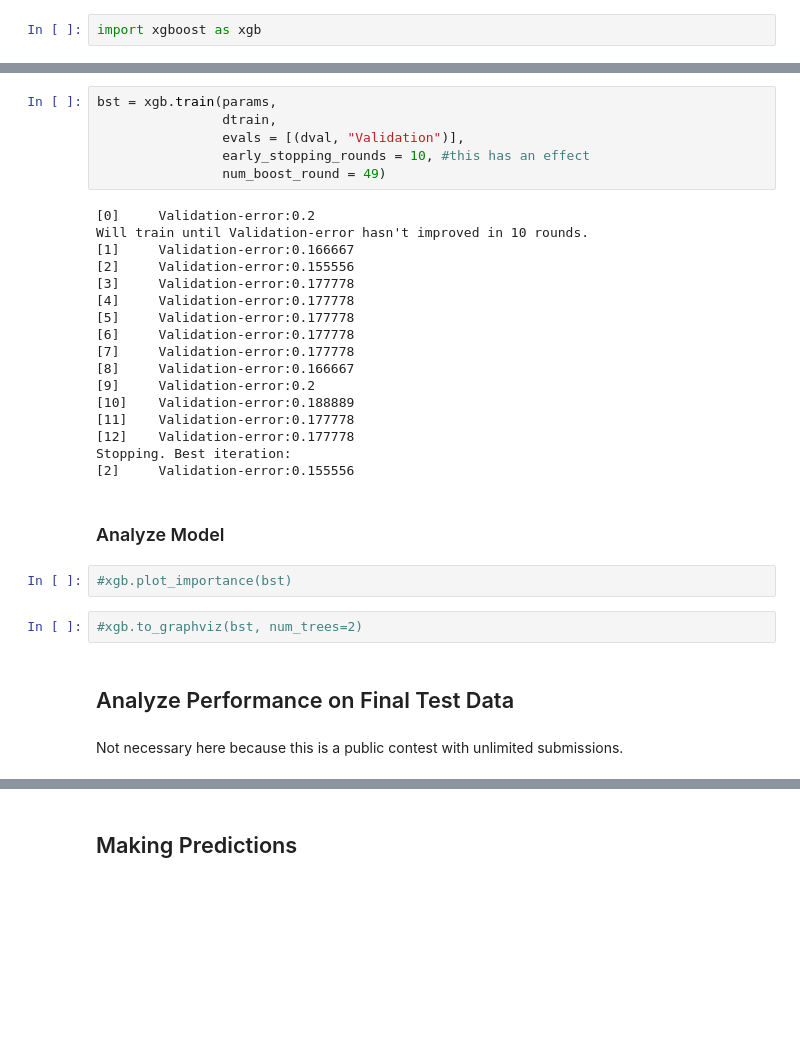
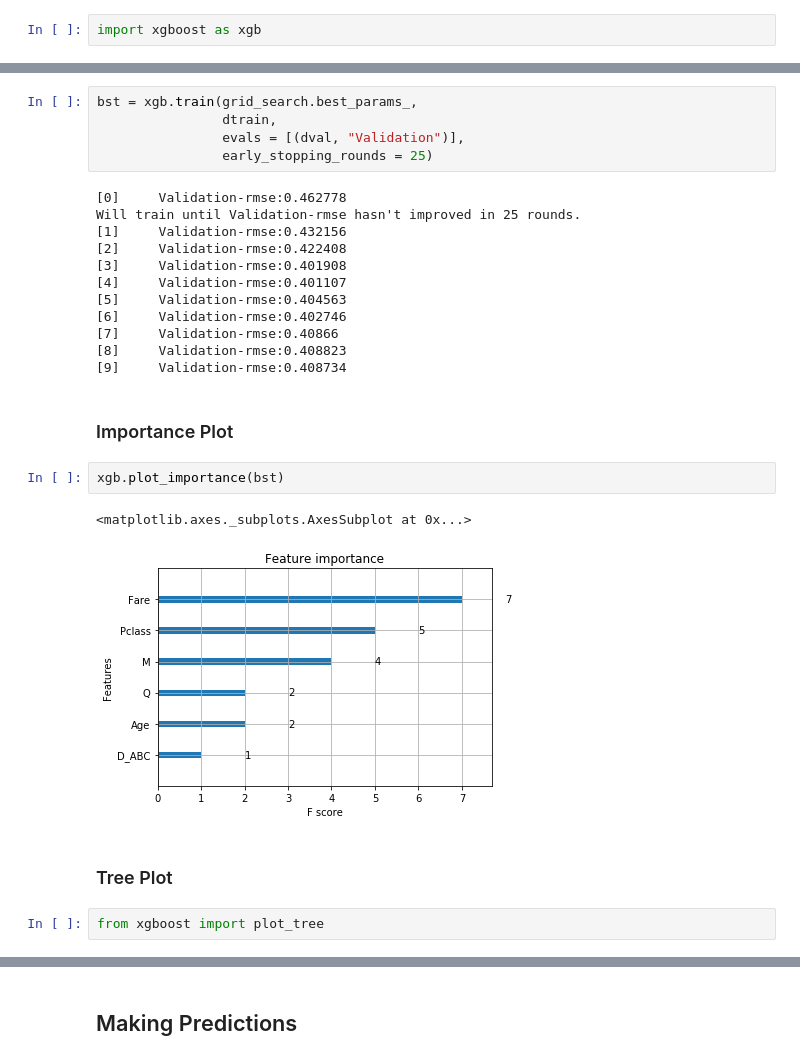
Before and after one commit to blakeobeans/kaggle_notebooks, a Jupyter notebook: Titanic_w_XGB.ipynb, the cells around one changed output, grey strips where cells are left out. Cells and saved outputs as stored; diff of their text form; blank space fills up the shorter version.

```diff
--- a/Titanic_w_XGB.ipynb
+++ b/Titanic_w_XGB.ipynb
@@ -405,33 +492,28 @@ cv_xgb.tail()
 # %%
-bst = xgb.train(params,
+bst = xgb.train(grid_search.best_params_,
                 dtrain,
                 evals = [(dval, "Validation")],
-                early_stopping_rounds = 10, #this has an effect
-                num_boost_round = 49)
+                early_stopping_rounds = 25)
 # %% [output]
-[0]     Validation-error:0.2
-Will train until Validation-error hasn't improved in 10 rounds.
-[1]     Validation-error:0.166667
-[2]     Validation-error:0.155556
-[3]     Validation-error:0.177778
-[4]     Validation-error:0.177778
-[5]     Validation-error:0.177778
-[6]     Validation-error:0.177778
-[7]     Validation-error:0.177778
-[8]     Validation-error:0.166667
-[9]     Validation-error:0.2
-[10]    Validation-error:0.188889
-[11]    Validation-error:0.177778
-[12]    Validation-error:0.177778
-Stopping. Best iteration:
-[2]     Validation-error:0.155556
+[0]     Validation-rmse:0.462778
+Will train until Validation-rmse hasn't improved in 25 rounds.
+[1]     Validation-rmse:0.432156
+[2]     Validation-rmse:0.422408
+[3]     Validation-rmse:0.401908
+[4]     Validation-rmse:0.401107
+[5]     Validation-rmse:0.404563
+[6]     Validation-rmse:0.402746
+[7]     Validation-rmse:0.40866
+[8]     Validation-rmse:0.408823
+[9]     Validation-rmse:0.408734
-# %% [markdown]
-### Analyze Model
+# %% [markdown]
+### Importance Plot
 # %%
-#xgb.plot_importance(bst)
+xgb.plot_importance(bst)
+# %% [output]
+<matplotlib.axes._subplots.AxesSubplot at 0x...>
+[figure, added]
-# %%
-#xgb.to_graphviz(bst, num_trees=2)
-# %% [markdown]
-## Analyze Performance on Final Test Data
-# %% [markdown]
-Not necessary here because this is a public contest with unlimited submissions.
+# %% [markdown]
+### Tree Plot
+# %%
+from xgboost import plot_tree
```
Also changed, not shown: parts of 160 cells of this notebook.
